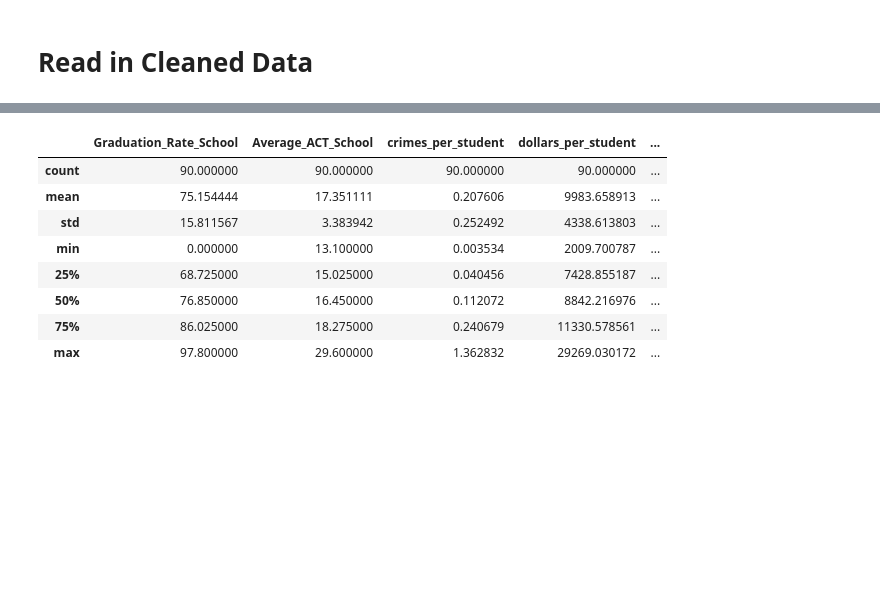
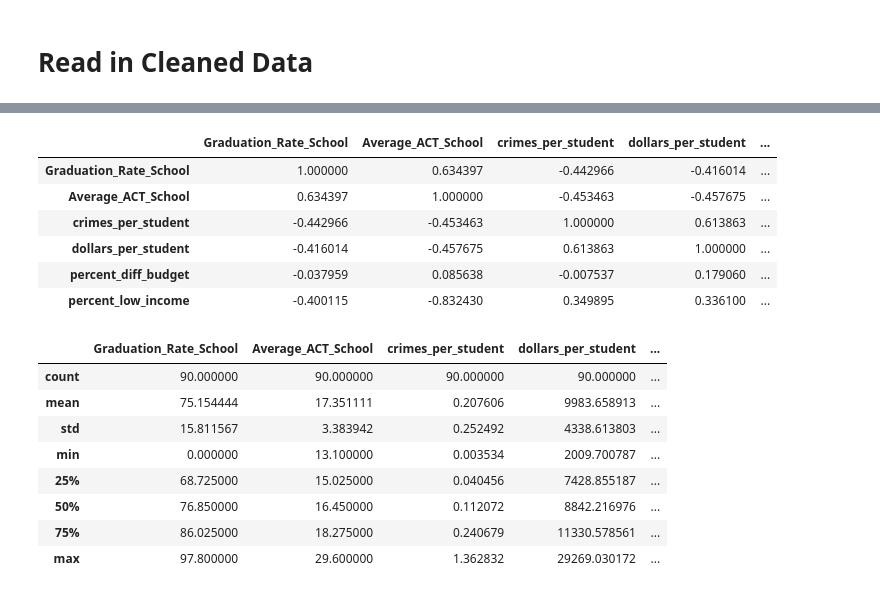
Before and after one commit to TifMoe/luther-project, a Jupyter notebook: notebooks/ExplorationAndCorrelation.ipynb, the cells around one changed output, grey strips where cells are left out. Saved outputs shown, nothing was run; the diff lists cells and outputs as text; code cells hidden in the pictures; blank space fills up the shorter version.

```diff
--- a/notebooks/ExplorationAndCorrelation.ipynb
+++ b/notebooks/ExplorationAndCorrelation.ipynb
@@ -28,3 +39,13 @@ scatter_matrix(target_features, alpha=0.5, s=50, figsize=(15, 15), diagonal='kde
+# %%
+target_features.corr()
+# %% [output]
+|  | Graduation_Rate_School | Average_ACT_School | crimes_per_student | dollars_per_student | ... |
+| Graduation_Rate_School | 1.000000 | 0.634397 | -0.442966 | -0.416014 | ... |
+| Average_ACT_School | 0.634397 | 1.000000 | -0.453463 | -0.457675 | ... |
+| crimes_per_student | -0.442966 | -0.453463 | 1.000000 | 0.613863 | ... |
+| dollars_per_student | -0.416014 | -0.457675 | 0.613863 | 1.000000 | ... |
+| percent_diff_budget | -0.037959 | 0.085638 | -0.007537 | 0.179060 | ... |
+| percent_low_income | -0.400115 | -0.832430 | 0.349895 | 0.336100 | ... |
 # %%
 target_features.describe()
 # %% [output]
```
Also changed, not shown: parts of 8 cells of this notebook, 2 other files.
